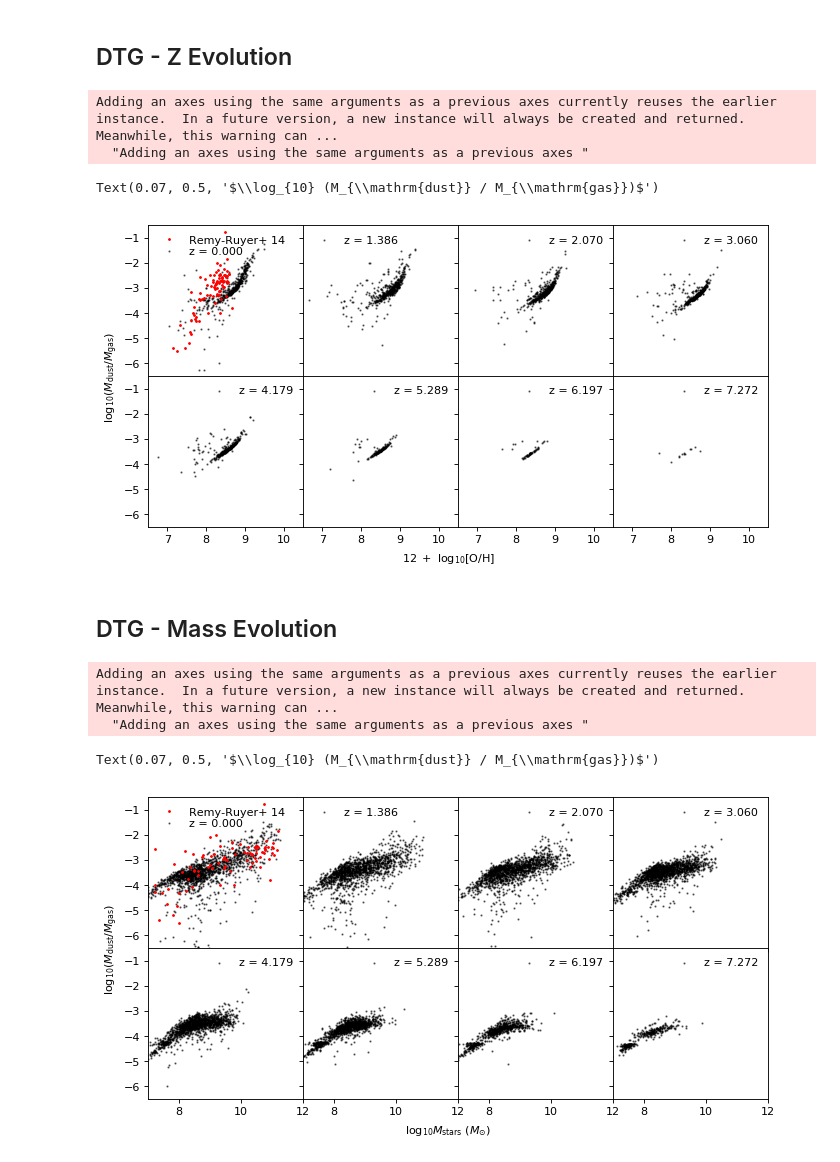
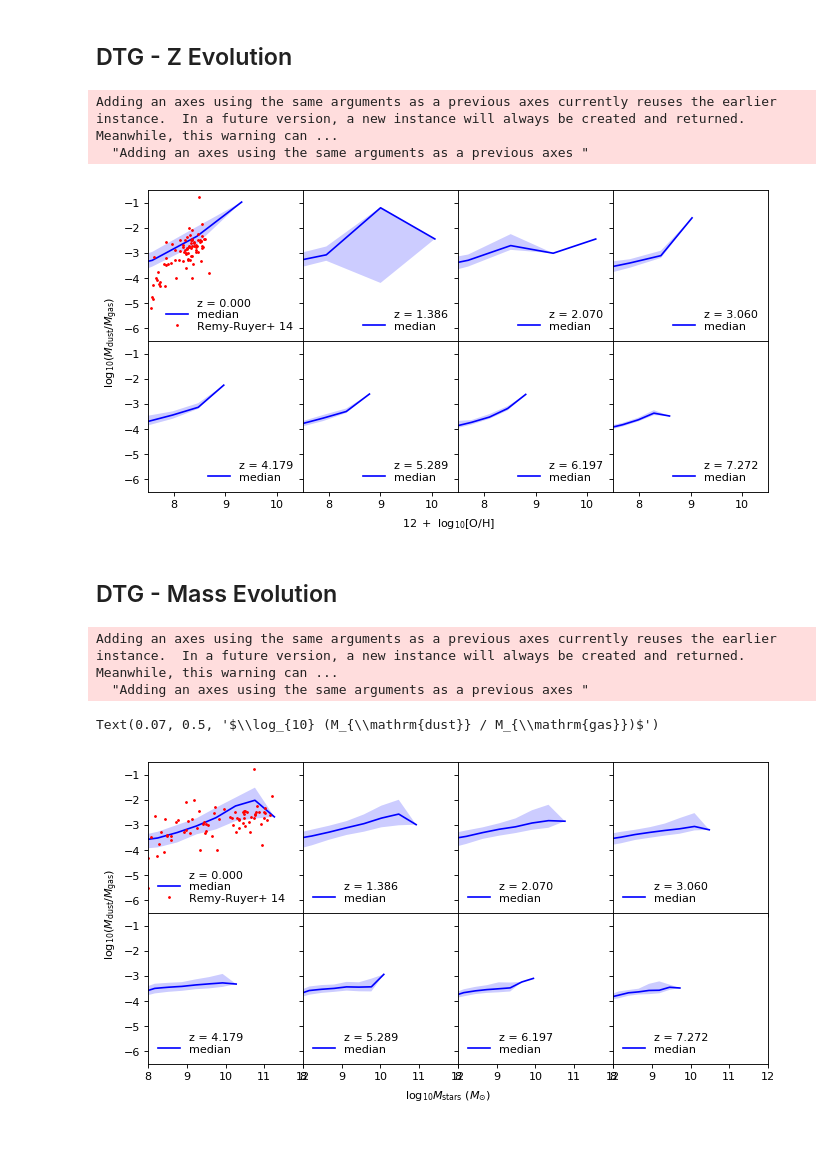
Before and after one commit to darrencroton/sage, a Jupyter notebook: analysis/allresults-new.ipynb, the cells around one changed output. Drawn from its saved outputs; the diff is of its cells as text; code cells hidden in the pictures.

```diff
--- a/analysis/allresults-new.ipynb
+++ b/analysis/allresults-new.ipynb
@@ -22,7 +22,7 @@ redshift = [0.000, 1.386, 2.070, 3.060, 4.179, 5.289, 6.197, 7.272] #millennium
 #redshift = [0.000, 1.379, 2.028, 3.060, 4.043, 5.161, 6.231, 7.313] #bolshoi
 #redshift = [0.000]
 firstfile = 0
-lastfile = 0
+lastfile = 7
 MaxTreeFiles = lastfile - firstfile + 1
 # %%
 def galdtype():
@@ -233,7 +233,6 @@ for i in range(len(redshift)):
     G_snap2 = []
     GalsTree = []
 
-    goodfile = 0
     for k in range(firstfile, lastfile+1):
         name = (directory+filename+'_z'+f'{redshift[i]:.3f}'+'_'+f'{k}')
         G = read_one_file(name, Galdesc)
@@ -1895,19 +1951,24 @@ fig, axes = plt.subplots(2, 4, sharex=True, sharey=True, figsize=(10,5))
 
 for i in range(8):
     ax1 = plt.subplot(2,4,i+1)
-    w = np.where(G_history[i].StellarMass * 1.e10 / Hubble_h > 1.e6)[0]
-    if(len(w) > 500): w = sample(list(w), 500)
+    w = np.where((G_history[i].StellarMass * 1.e10 / Hubble_h > 1.e6) & (G_history[i].ColdDust>0))[0]
     mass = np.log10(G_history[i].StellarMass[w] * 1.e10 / Hubble_h)
     dust = np.log10(G_history[i].ColdDust[w] * 1.e10 / Hubble_h)
 
-    total_bins = 20
+    total_bins = 10
     bins = np.linspace(mass.min(), mass.max(), total_bins)
     delta = bins[1]-bins[0]
     idx = np.digitize(mass, bins)
-    tesmedian = [np.median(dust[idx==k]) for k in range(total_bins)]
 
-    plt.scatter(mass, dust, marker='o', s=1, c='k', alpha=0.3, label='z = '+ f'{redshift[i]:.3f}')
-    plt.plot(bins-delta/2, tesmedian, 'k--')
+    median = [np.percentile(dust[idx==k+1], 50) for k in range(total_bins)]
+    perc1 = [np.percentile(dust[idx==k+1], 16) for k in range(total_bins)]
+    perc2 = [np.percentile(dust[idx==k+1], 84) for k in range(total_bins)]
+
+    plt.plot(bins-delta/2, median, c='white', alpha=0.3, label='z = '+ f'{redshift[i]:.3f}')
+
+    plt.plot(bins-delta/2, median, 'b-', label='median')
+    plt.fill_between(bins-delta/2, perc1, perc2, facecolor='b', alpha=0.2)
+
     plt.axis([6.5, 12.5, 3.5, 10.5])
     leg = plt.legend(loc=0, numpoints=1, labelspacing=0.1)
     leg.draw_frame(False)  # Don't want a box frame
@@ -2001,7 +2062,7 @@ plt.subplots_adjust(wspace=0, hspace=0)
 fig.text(0.5, 0.04, r'$\log_{10} M_{\mathrm{stars}}\ (M_{\odot})$', ha='center')
 fig.text(0.07, 0.5, r'$\log_{10} M_{\mathrm{dust}}\ (M_{\odot})$', va='center', rotation='vertical')
 
-#plt.savefig('plots/duststar_z-default-bolshoi.png')
+plt.savefig('plots/duststar_z-new-dust.png')
 # %% [output]
 Adding an axes using the same arguments as a previous axes currently reuses the earlier instance.  In a future version, a new instance will always be created and returned.  Meanwhile, this warning can ...
   "Adding an axes using the same arguments as a previous axes "
@@ -2014,26 +2074,38 @@ fig, axes = plt.subplots(2, 4, sharex=True, sharey=True, figsize=(10,5))
 
 for i in range(8):
     ax1 = plt.subplot(2,4,i+1)
-
-    w = np.where(G_history[i].StellarMass * 1.e10 / Hubble_h > 1.e9)[0]
-    if(len(w) > 500): w = sample(list(w), 500)
+    w = np.where((G_history[i].MetalsColdGas > 0) & (G_history[i].ColdDust > 0) & (G_history[i].StellarMass * 1.e10 / Hubble_h > 1.e8))[0]
+#    if(len(w) > 500): w = sample(list(w), 500)
 
     Z = np.log10((G_history[i].MetalsColdGas[w] / G_history[i].ColdGas[w]) / 0.02) + 9.0
     DTG = np.log10(G_history[i].ColdDust[w]/G_history[i].ColdGas[w])
 
-    plt.scatter(Z, DTG, marker='o', s=1, c='k', alpha=0.5, label='z = '+ f'{redshift[i]:.3f}')
-    plt.axis([6.5, 10.5, -6.5, -0.5])
-    leg = plt.legend(loc=0, numpoints=1, labelspacing=0.1)
+    total_bins = 8
+    bins = np.linspace(Z.min(), Z.max(), total_bins)
+    delta = bins[1]-bins[0]
+    idx = np.digitize(Z, bins)
+
+    median = [np.percentile(DTG[idx==k+1], 50, interpolation='linear') for k in range(total_bins)]
+    perc1 = [np.percentile(DTG[idx==k+1], 16, interpolation='linear') for k in range(total_bins)]
+    perc2 = [np.percentile(DTG[idx==k+1], 84, interpolation='linear') for k in range(total_bins)]
+
+    plt.plot(bins-delta/2, median, c='white', alpha=0.3, label='z = '+ f'{redshift[i]:.3f}')
+    plt.plot(bins-delta/2, median, 'b-', label='median')
+    plt.fill_between(bins-delta/2, perc1, perc2, facecolor='b', alpha=0.2)
+
+    plt.axis([7.5, 10.5, -6.5, -0.5])
+    leg = plt.legend(loc='lower right', numpoints=1, labelspacing=0.1)
     leg.draw_frame(False)  # Don't want a box frame
     for t in leg.get_texts():  # Reduce the size of the text
         t.set_fontsize('medium')
 
 plt.subplot(241).set_xticklabels([])
 plt.plot(Z_rr, DTG_rr, 'r.', markersize=3, label='Remy-Ruyer+ 14')
-leg = plt.legend(loc='upper left', numpoints=1, labelspacing=0.1)
+leg = plt.legend(loc='lower right', numpoints=1, labelspacing=0.1)
 leg.draw_frame(False)  # Don't want a box frame
 for t in leg.get_texts():  # Reduce the size of the text
     t.set_fontsize('medium')
+
 plt.subplot(242).set_xticklabels([])
 plt.subplot(242).set_yticklabels([])
 plt.subplot(243).set_xticklabels([])
@@ -2047,12 +2119,11 @@ plt.subplots_adjust(wspace=0, hspace=0)
 fig.text(0.5, 0.04, r'$12\ +\ \log_{10}[\mathrm{O/H}]$', ha='center')
 fig.text(0.07, 0.5, r'$\log_{10} (M_{\mathrm{dust}} / M_{\mathrm{gas}})$', va='center', rotation='vertical')
 
-#plt.savefig('plots/DTG-Z_z-dwekpoppingasano-mini.png')
+plt.savefig('plots/DTG-Z_z-new-dust.png')
 # %% [output]
 Adding an axes using the same arguments as a previous axes currently reuses the earlier instance.  In a future version, a new instance will always be created and returned.  Meanwhile, this warning can ...
   "Adding an axes using the same arguments as a previous axes "
-Text(0.07, 0.5, '$\\log_{10} (M_{\\mathrm{dust}} / M_{\\mathrm{gas}})$')
-[figure, old version]
+[figure, new version]
 # %% [markdown]
 ## DTG - Mass Evolution
 # %%
@@ -2061,44 +2132,54 @@ fig, axes = plt.subplots(2, 4, sharex=True, sharey=True, figsize=(10,5))
 for i in range(8):
     ax1 = plt.subplot(2,4,i+1)
 
-    w = np.where((G_history[i].MetalsColdGas > 0) & (G_history[i].ColdDust > 0))[0]
-    if(len(w) > 1500): w = sample(list(w), 1500)
+    w = np.where((G_history[i].MetalsColdGas > 0) & (G_history[i].ColdDust > 0) & (G_history[i].StellarMass * 1.e10 /Hubble_h > 1.e8))[0]
+    #if(len(w) > 1500): w = sample(list(w), 1500)
     mass = np.log10(G_history[i].StellarMass[w] * 1.e10 / Hubble_h)
     DTG = np.log10(G_history[i].ColdDust[w]/G_history[i].ColdGas[w])
 
-    plt.scatter(mass, DTG, marker='o', s=1, c='k', alpha=0.5, label='z = '+ f'{redshift[i]:.3f}')
+    total_bins = 8
+    bins = np.linspace(mass.min(), mass.max(), total_bins)
+    delta = bins[1]-bins[0]
+    idx = np.digitize(mass, bins)
+    median = [np.percentile(DTG[idx==k+1], 50, interpolation='linear') for k in range(total_bins)]
+    perc1 = [np.percentile(DTG[idx==k+1], 16, interpolation='linear') for k in range(total_bins)]
+    perc2 = [np.percentile(DTG[idx==k+1], 84, interpolation='linear') for k in range(total_bins)]
 
-    plt.axis([7, 12, -6.5, -0.5])
-    leg = plt.legend(loc=0, numpoints=1, labelspacing=0.1)
+    plt.plot(bins-delta/2, median, c='white', alpha=0.3, label='z = '+ f'{redshift[i]:.3f}')
+    plt.plot(bins-delta/2, median, 'b-', label='median')
+    plt.fill_between(bins-delta/2, perc1, perc2, facecolor='b', alpha=0.2)
+
+    plt.axis([8, 12, -6.5, -0.5])
+    leg = plt.legend(loc='lower left', numpoints=1, labelspacing=0.1)
     leg.draw_frame(False)  # Don't want a box frame
     for t in leg.get_texts():  # Reduce the size of the text
         t.set_fontsize('medium')
 
 plt.subplot(241).set_xticklabels([])
 plt.plot(logstar_rr, DTG_rr, 'r.', markersize=3, label='Remy-Ruyer+ 14')
-leg = plt.legend(loc='upper left', numpoints=1, labelspacing=0.1)
+leg = plt.legend(loc='lower left', numpoints=1, labelspacing=0.1)
 leg.draw_frame(False)  # Don't want a box frame
 for t in leg.get_texts():  # Reduce the size of the text
     t.set_fontsize('medium')
 plt.subplot(242).set_xticklabels([])
 plt.subplot(242).set_yticklabels([])
 plt.subplot(243).set_xticklabels([])
 plt.subplot(243).set_yticklabels([])
 plt.subplot(244).set_xticklabels([])
 plt.subplot(244).set_yticklabels([])
 plt.subplot(246).set_yticklabels([])
 plt.subplot(247).set_yticklabels([])
 plt.subplot(248).set_yticklabels([])
 plt.subplots_adjust(wspace=0, hspace=0)
 fig.text(0.5, 0.04, r'$\log_{10} M_{\mathrm{stars}}\ (M_{\odot})$', ha='center')
 fig.text(0.07, 0.5, r'$\log_{10} (M_{\mathrm{dust}} / M_{\mathrm{gas}})$', va='center', rotation='vertical')
 
 #plt.savefig('plots/DTG-mass_z-dwekpoppingasano-mini-2.png')
 # %% [output]
 Adding an axes using the same arguments as a previous axes currently reuses the earlier instance.  In a future version, a new instance will always be created and returned.  Meanwhile, this warning can ...
   "Adding an axes using the same arguments as a previous axes "
 Text(0.07, 0.5, '$\\log_{10} (M_{\\mathrm{dust}} / M_{\\mathrm{gas}})$')
-[figure, old version]
+[figure, new version]
 # %%
 fig, axes = plt.subplots(2, 4, sharex=True, sharey=True, figsize=(10,5))
 
```
Also changed, not shown: parts of 17 cells of this notebook.
